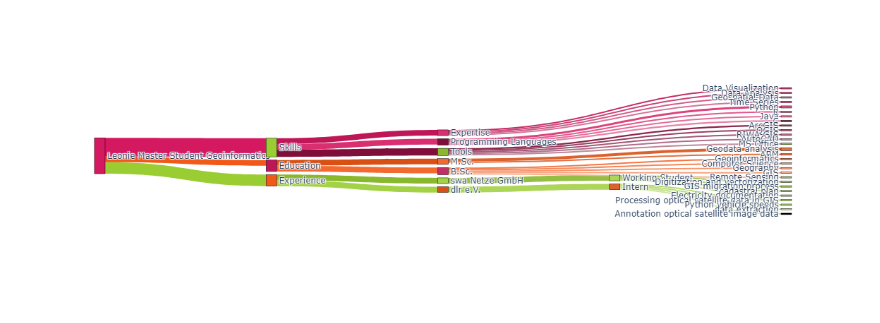
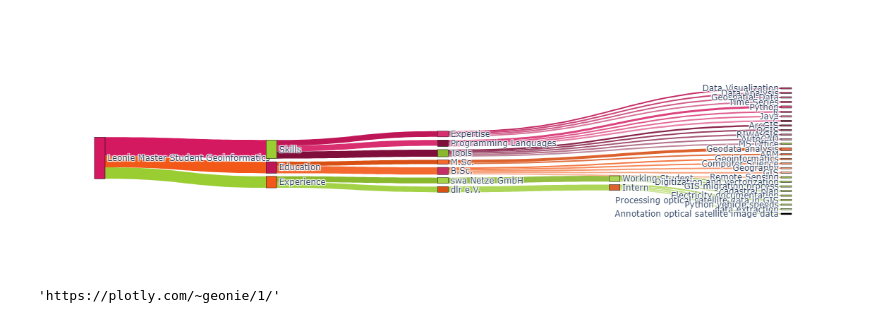
Before and after one commit to Leonieen/Projects, a Jupyter notebook: SankeyDiagramm/SankeyDiagramm.ipynb, the cells around one changed output. Saved outputs shown, nothing was run; the diff lists cells and outputs as text; code cells hidden in the pictures.

```diff
--- a/SankeyDiagramm/SankeyDiagramm.ipynb
+++ b/SankeyDiagramm/SankeyDiagramm.ipynb
@@ -48,8 +49,8 @@ target = [1,
           33, 34, 35, 36,      #von working abgehend
           37, 38, 39, 40,      #von intern abgehend
          ]
-value = [26, 16, 8,
-         8, 8, 10, 8, 8, 8, 8,
+value = [26, 16, 16,
+         8, 8, 10, 8, 8, 6, 10,
          2, 2, 2, 2,
          3, 2, 2, 2,
          2, 2, 2, 2, 2,
@@ -73,33 +74,33 @@ color_node = [
               "#add658",                  #von dlr abgehend, grün2
               "#dc612c", "#e07243",              #von MSC abgehend, orange1
               "#f47843", "#f58758", "#f6966d", "#f7a582", "#f9b497",   #von BSC abgehend, orange2
               "#9fc554", "#aacb67", "#b4d27a", "#bfd88d",       #von working student -> 33, 34, 35, 36
               "#b5da68", "#bdde79", "#c5e28a", "#cde69a",       #von intern -> 37, 38, 39, 40
             ]
 
 color_link = [
                  "#d51961", "#9acd32", "#f25918",
                  "#bf1657", "#d92f70", "#7f0f3a", "#8ab82d", "#a4d246", "#d95015", "#f3692f",  #3xpink, 2xgrün, 2xorange
                  "#c52d67", "#cb4478", "#d25b89", "#d8739a",      #von Expertise abgehend, pink1
                  "#dc437e", "#e0588c", "#e46d9a", "#e882a9",      #von Programming abgehend, pink2
                  "#8b264d", "#983e61", "#a55775", "#b26f88", "#bf879c",  #von Tools abgehend, pink3
                  "#95bf42", "#add658",       #von swa abgehend, grün1, von dlr abgehend, grün2
                  "#dc612c", "#e07243",              #von MSC abgehend, orange1
                  "#f47843", "#f58758", "#f6966d", "#f7a582", "#f9b497",   #von BSC abgehend, orange2
                  "#9fc554", "#aacb67", "#b4d27a", "#bfd88d",       #von working student -> 33, 34, 35, 36
                  "#b5da68", "#bdde79", "#c5e28a", "#cde69a",       #von intern -> 37, 38, 39, 40
             ]
 
 # data to dict, dict to sankey
 link = dict(source = source, target = target, value = value, color=color_link)
 #
 node = dict(label = label, pad=15, thickness=15, line = dict(color = "black", width = 0.5), color=color_node)
 data = go.Sankey(link = link, node=node)
 
 # plot
 fig = go.Figure(data)
 fig.show()
 # %% [output]
-[figure, old version]
+[figure, new version]
 # %%
 fig.write_html('myfig.html') # save figure
@@ -105,0 +111,5 @@ fig.write_html('myfig.html') # save figure
+# %%
+import chart_studio.plotly as py
+py.plot(fig, filename = 'sankey', auto_open=True)
+# %% [output]
+'https://plotly.com/~geonie/1/'
```
Also changed, not shown: parts of 2 cells of this notebook, 2 other files.
